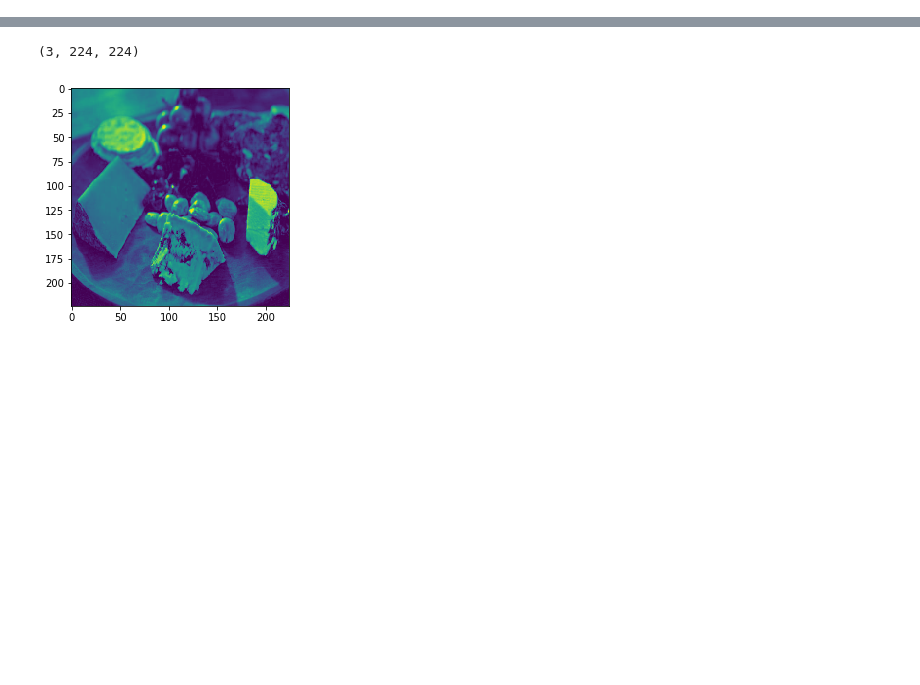
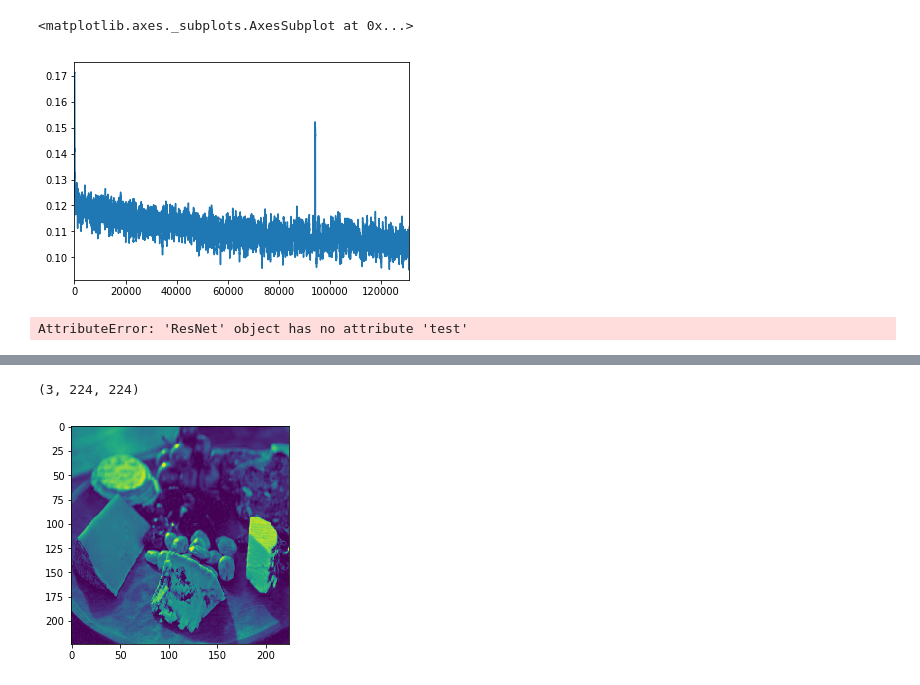
Before and after one commit to gabrielelanaro/food-pytorch, a Jupyter notebook: Untitled.ipynb, the cells around one changed output, grey strips where cells are left out. Cells and saved outputs as stored; diff of their text form; code cells hidden in the pictures; blank space fills up the shorter version.

```diff
--- a/Untitled.ipynb
+++ b/Untitled.ipynb
@@ -16,0 +74,8 @@ ds = Food101PairwiseDataset('/home/paperspace/data/food-101/food-101/')
+# %%
+import pandas as pd
+s = pd.Series([i['loss'] for i in clf.train_history])
+s.rolling(100).mean().plot()
+# plt.show()
+# %% [output]
+<matplotlib.axes._subplots.AxesSubplot at 0x...>
+[figure, added]
@@ -17 +84,5 @@ ds = Food101PairwiseDataset('/home/paperspace/data/food-101/food-101/')
+# %%
+clf.model.encoder.test()
+# %% [output]
+AttributeError: 'ResNet' object has no attribute 'test'
 # %%
```
Also changed, not shown: parts of 26 cells of this notebook, 6 other files.
